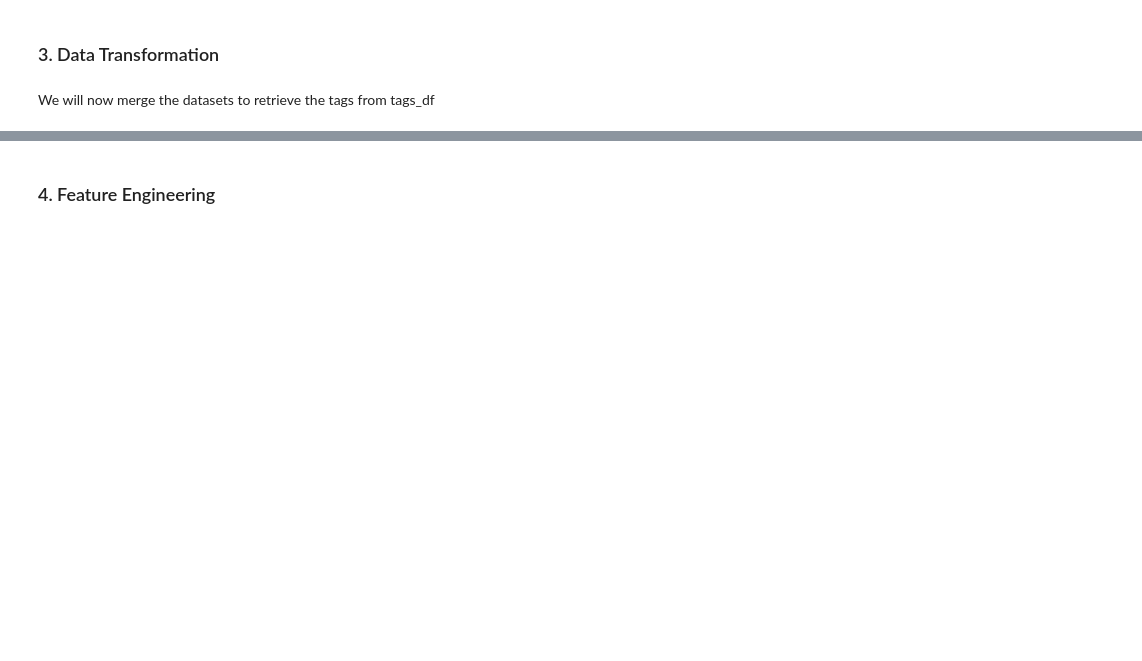
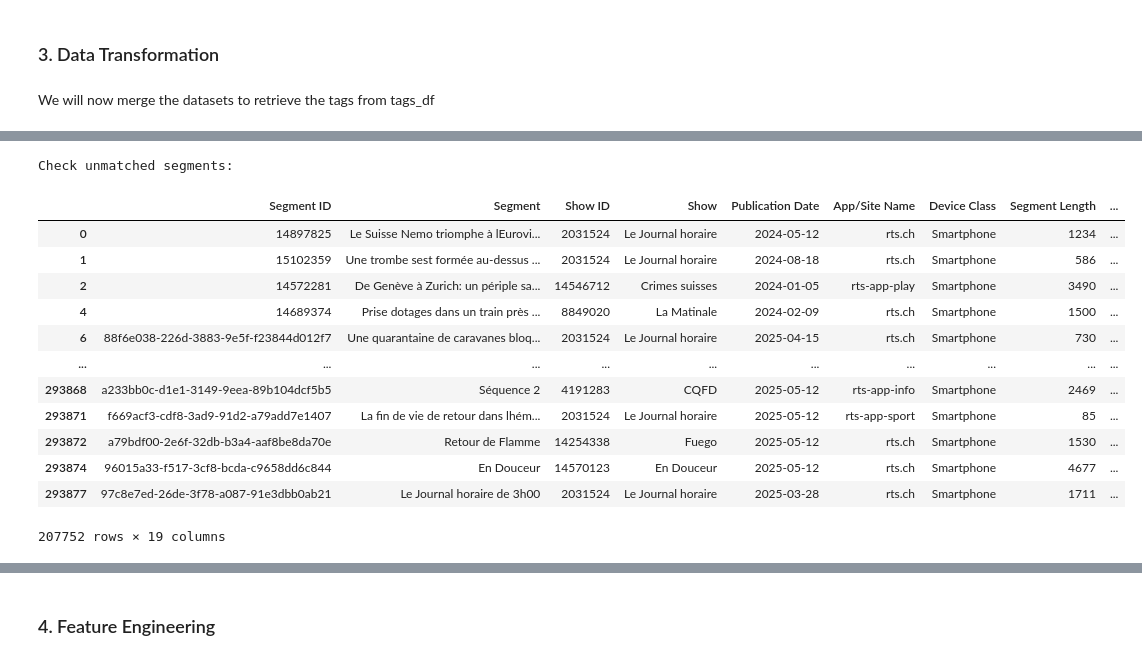
Before and after one commit to hugodup/rts-data-analyst-case, a Jupyter notebook: notebooks/rts_analysis.ipynb, the cells around one changed output, grey strips where cells are left out. Drawn from its saved outputs; the diff is of its cells as text; code cells hidden in the pictures; blank space fills up the shorter version.

```diff
--- a/notebooks/rts_analysis.ipynb
+++ b/notebooks/rts_analysis.ipynb
@@ -495 +550,20 @@ print(merged_df[merged_df['Assigned Tags'].isnull()].head())
+# %%
+# Check for any unmatched segments
+print("Check unmatched segments:")
+merged_df[merged_df['Primary Theme'].isnull()]
+# %% [output]
+Check unmatched segments:
+|  | Segment ID | Segment | Show ID | Show | Publication Date | App/Site Name | Device Class | Segment Length | ... |
+| 0 | 14897825 | Le Suisse Nemo triomphe à lEurovi... | 2031524 | Le Journal horaire | 2024-05-12 | rts.ch | Smartphone | 1234 | ... |
+| 1 | 15102359 | Une trombe sest formée au-dessus ... | 2031524 | Le Journal horaire | 2024-08-18 | rts.ch | Smartphone | 586 | ... |
+| 2 | 14572281 | De Genève à Zurich: un périple sa... | 14546712 | Crimes suisses | 2024-01-05 | rts-app-play | Smartphone | 3490 | ... |
+| 4 | 14689374 | Prise dotages dans un train près ... | 8849020 | La Matinale | 2024-02-09 | rts.ch | Smartphone | 1500 | ... |
+| 6 | 88f6e038-226d-3883-9e5f-f23844d012f7 | Une quarantaine de caravanes bloq... | 2031524 | Le Journal horaire | 2025-04-15 | rts.ch | Smartphone | 730 | ... |
+| ... | ... | ... | ... | ... | ... | ... | ... | ... | ... |
+| 293868 | a233bb0c-d1e1-3149-9eea-89b104dcf5b5 | Séquence 2 | 4191283 | CQFD | 2025-05-12 | rts-app-info | Smartphone | 2469 | ... |
+| 293871 | f669acf3-cdf8-3ad9-91d2-a79add7e1407 | La fin de vie de retour dans lhém... | 2031524 | Le Journal horaire | 2025-05-12 | rts-app-sport | Smartphone | 85 | ... |
+| 293872 | a79bdf00-2e6f-32db-b3a4-aaf8be8da70e | Retour de Flamme | 14254338 | Fuego | 2025-05-12 | rts.ch | Smartphone | 1530 | ... |
+| 293874 | 96015a33-f517-3cf8-bcda-c9658dd6c844 | En Douceur | 14570123 | En Douceur | 2025-05-12 | rts.ch | Smartphone | 4677 | ... |
+| 293877 | 97c8e7ed-26de-3f78-a087-91e3dbb0ab21 | Le Journal horaire de 3h00 | 2031524 | Le Journal horaire | 2025-03-28 | rts.ch | Smartphone | 1711 | ... |
+207752 rows × 19 columns
 # %%
```
Also changed, not shown: parts of 29 cells of this notebook, 4 other files.
